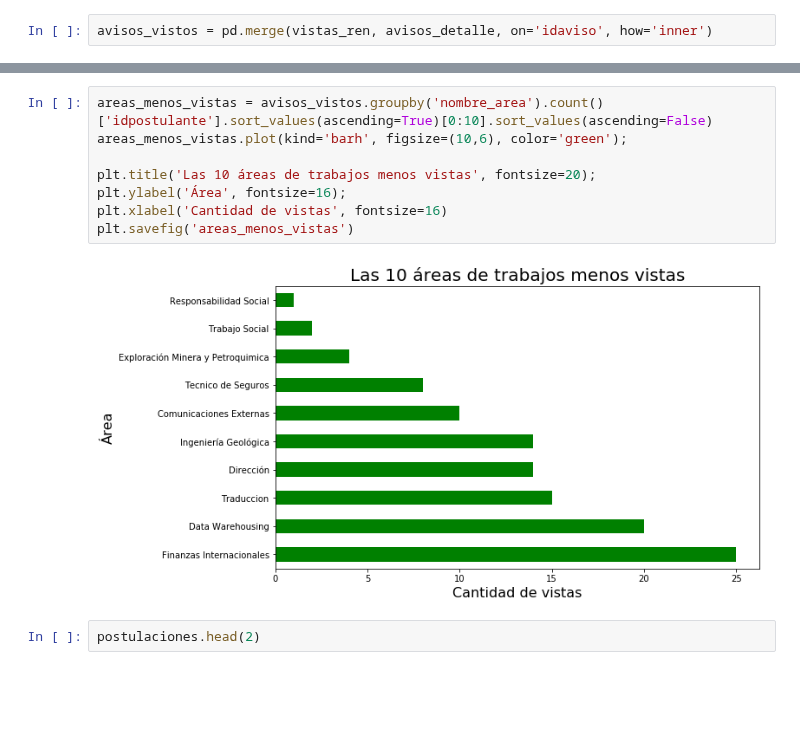
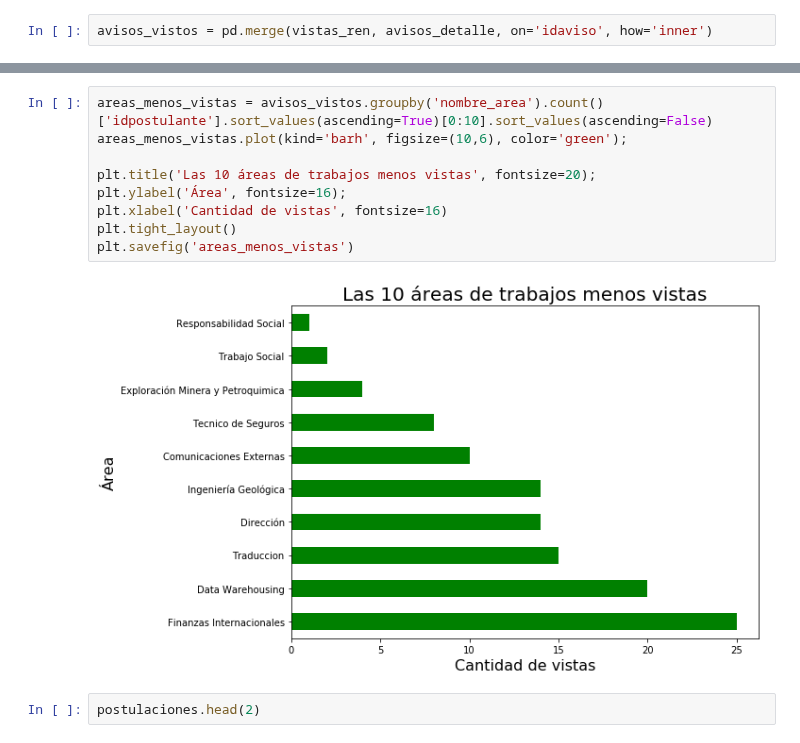
Before and after one commit to felipegonzalez2112/tp-organizacion-datos-2018, a Jupyter notebook: Exploracion 1.ipynb, the cells around one changed output, grey strips where cells are left out. Drawn from its saved outputs; the diff is of its cells as text; blank space fills up the shorter version.

```diff
--- a/Exploracion 1.ipynb
+++ b/Exploracion 1.ipynb
@@ -504,13 +505,14 @@ plt.savefig('areas_mas_vistas')
 # %%
 areas_menos_vistas = avisos_vistos.groupby('nombre_area').count()['idpostulante'].sort_values(ascending=True)[0:10].sort_values(ascending=False)
 areas_menos_vistas.plot(kind='barh', figsize=(10,6), color='green');
 
 plt.title('Las 10 áreas de trabajos menos vistas', fontsize=20);
 plt.ylabel('Área', fontsize=16);
 plt.xlabel('Cantidad de vistas', fontsize=16)
+plt.tight_layout()
 plt.savefig('areas_menos_vistas')
 # %% [output]
-[figure, old version]
+[figure, new version]
 # %%
 postulaciones.head(2)
 # %% [output]
```
Also changed, not shown: parts of 4 cells of this notebook.
